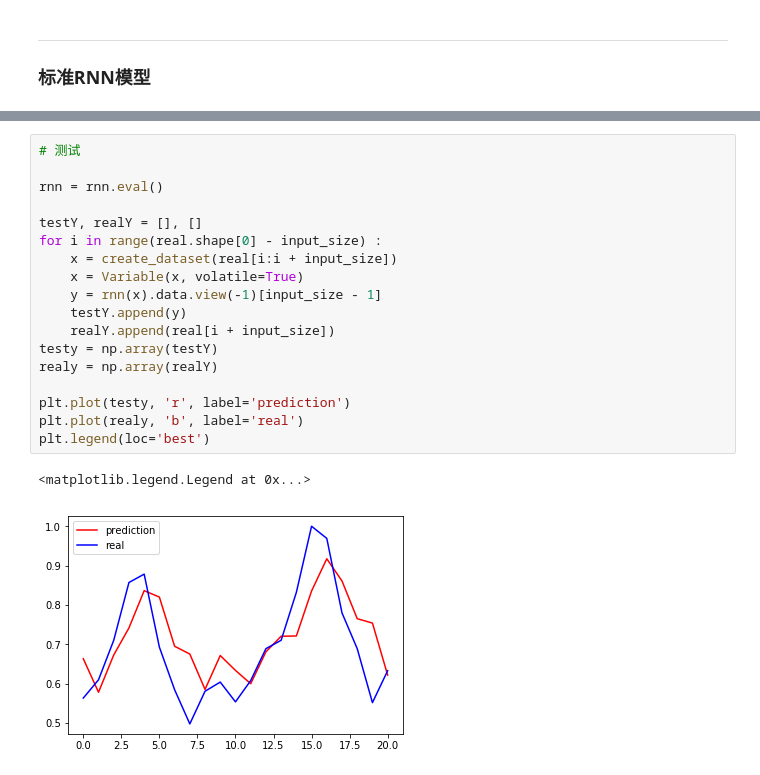
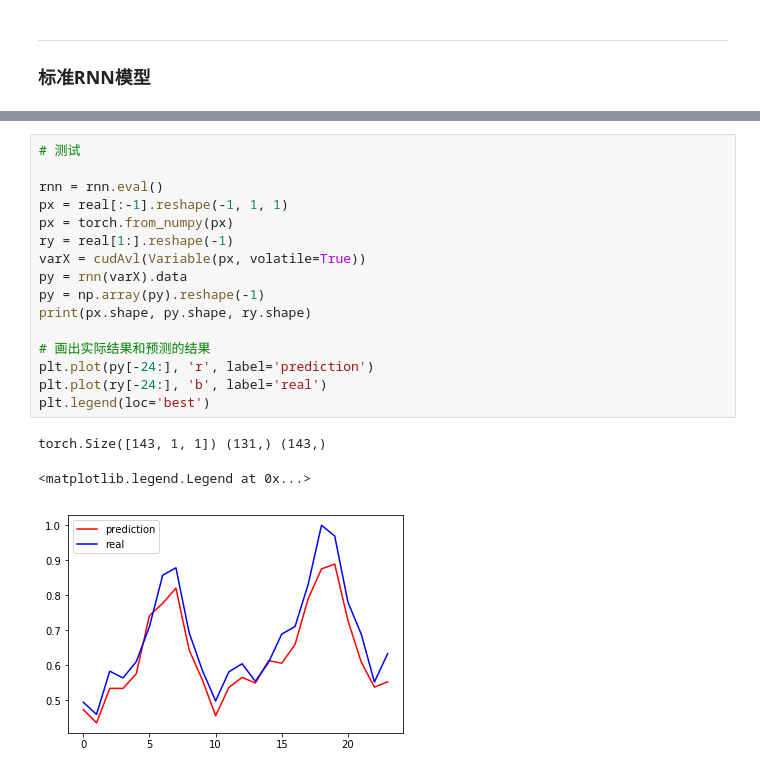
Before and after one commit to Elin24/learning_pyTorch_with_SherlockLiao, a Jupyter notebook: Chapter_5/sequencePrediction/rnn.ipynb, the cells around one changed output, grey strips where cells are left out. Cells and saved outputs as stored; diff of their text form.

```diff
--- a/Chapter_5/sequencePrediction/rnn.ipynb
+++ b/Chapter_5/sequencePrediction/rnn.ipynb
@@ -111,21 +112,20 @@ Wall time: 8.33 s
-# %%
-# 测试
-
-rnn = rnn.eval()
-
-testY, realY = [], []
-for i in range(real.shape[0] - input_size) :
-    x = create_dataset(real[i:i + input_size])
-    x = Variable(x, volatile=True)
-    y = rnn(x).data.view(-1)[input_size - 1]
-    testY.append(y)
-    realY.append(real[i + input_size])
-testy = np.array(testY)
-realy = np.array(realY)
-
-plt.plot(testy, 'r', label='prediction')
-plt.plot(realy, 'b', label='real')
-plt.legend(loc='best')
-# %% [output]
-<matplotlib.legend.Legend at 0x...>
-[figure, removed]
+# %%
+# 测试
+
+rnn = rnn.eval()
+px = real[:-1].reshape(-1, 1, 1)
+px = torch.from_numpy(px)
+ry = real[1:].reshape(-1)
+varX = cudAvl(Variable(px, volatile=True))
+py = rnn(varX).data
+py = np.array(py).reshape(-1)
+print(px.shape, py.shape, ry.shape)
+
+# 画出实际结果和预测的结果
+plt.plot(py[-24:], 'r', label='prediction')
+plt.plot(ry[-24:], 'b', label='real')
+plt.legend(loc='best')
+# %% [output]
+torch.Size([143, 1, 1]) (131,) (143,)
+<matplotlib.legend.Legend at 0x...>
+[figure, added]
```
Also changed, not shown: parts of 5 cells of this notebook, 4 other files.
